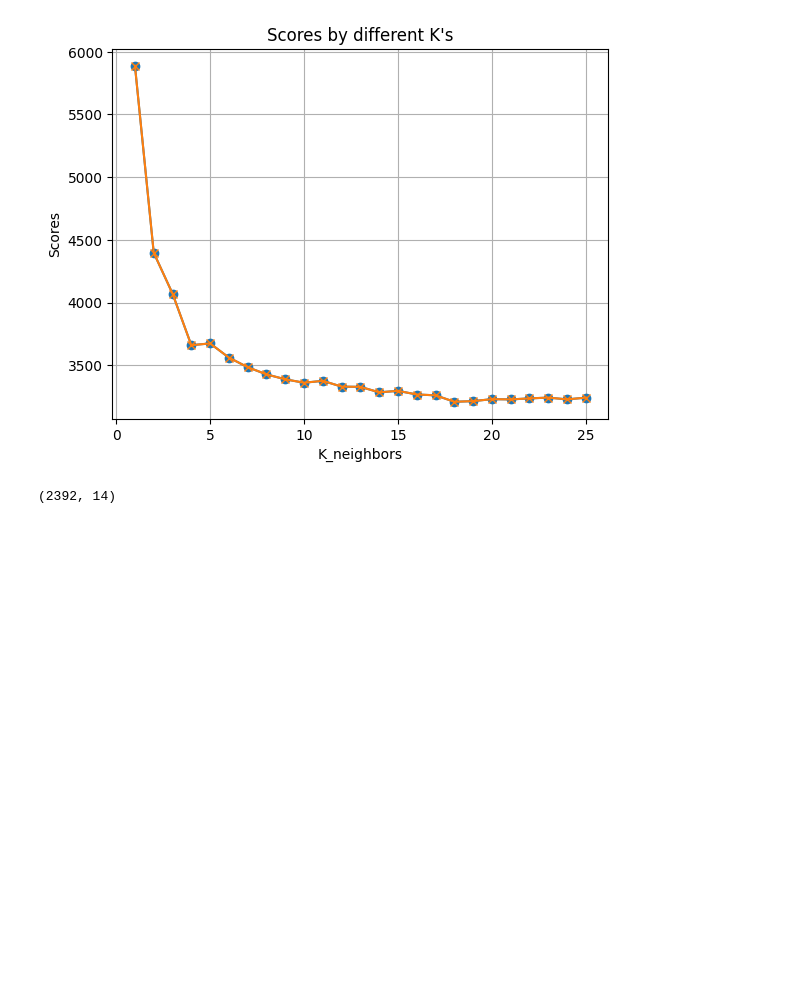
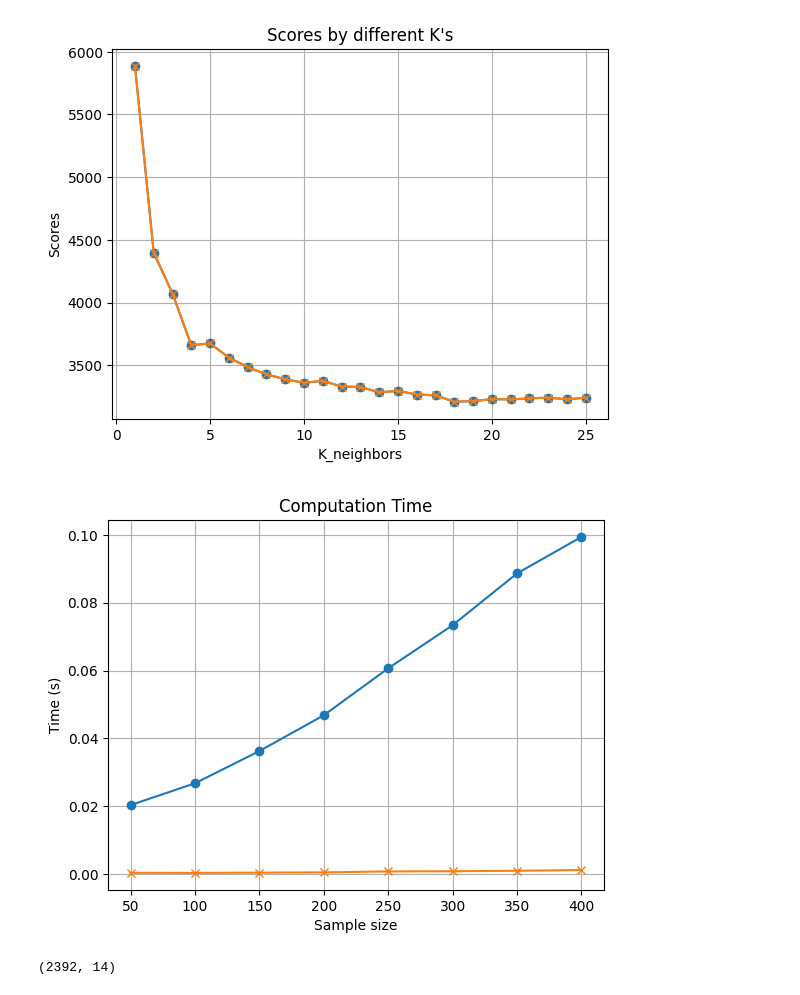
Before and after one commit to GerardoObeid/LOOCV, a Jupyter notebook: experiment.ipynb, the cells around one changed output. Saved outputs shown, nothing was run; the diff lists cells and outputs as text; code cells hidden in the pictures; blank space fills up the shorter version.

Commit message:
added computation time

```diff
--- a/experiment.ipynb
+++ b/experiment.ipynb
@@ -55,6 +55,24 @@ Fast LOOCV:
 Best k: 18, Score: 3209.0427350427353
 time: 0.03989982604980469s
 [figure]
+# %%
+size = np.arange(50,450,50)
+times = []
+k = [5]
+for s in size:
+    scores, time = model.do_normal_loocv(k_values=k, sample_size=s)
+    scores2, time2 = model.do_fast_loocv(k_values=k, sample_size=s)
+    times.append((time, time2))
+
+plt.plot(size, [time[0] for time in times], marker='o',label='LOOCV')
+plt.plot(size, [time[1] for time in times], marker='x',label='Fast LOOCV')
+plt.title("Computation Time")
+plt.xlabel("Sample size")
+plt.ylabel("Time (s)")
+plt.grid(True)
+plt.show()
+# %% [output]
+[figure, added]
 # %%
 df = pd.read_csv('performance.csv')
 df.drop(['GradeClass'], axis=1, inplace=True)
```
